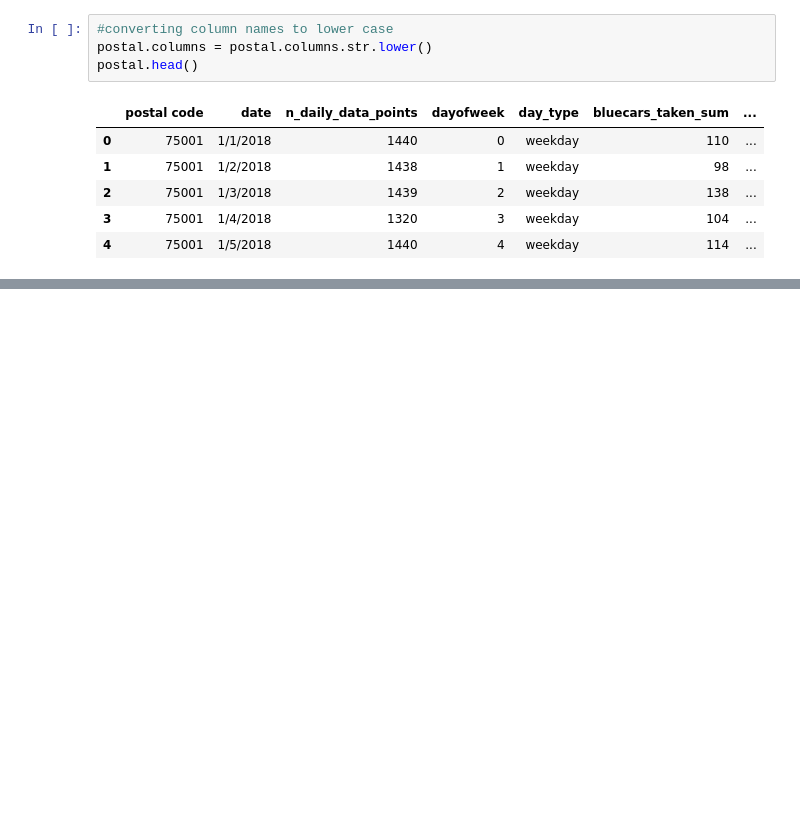
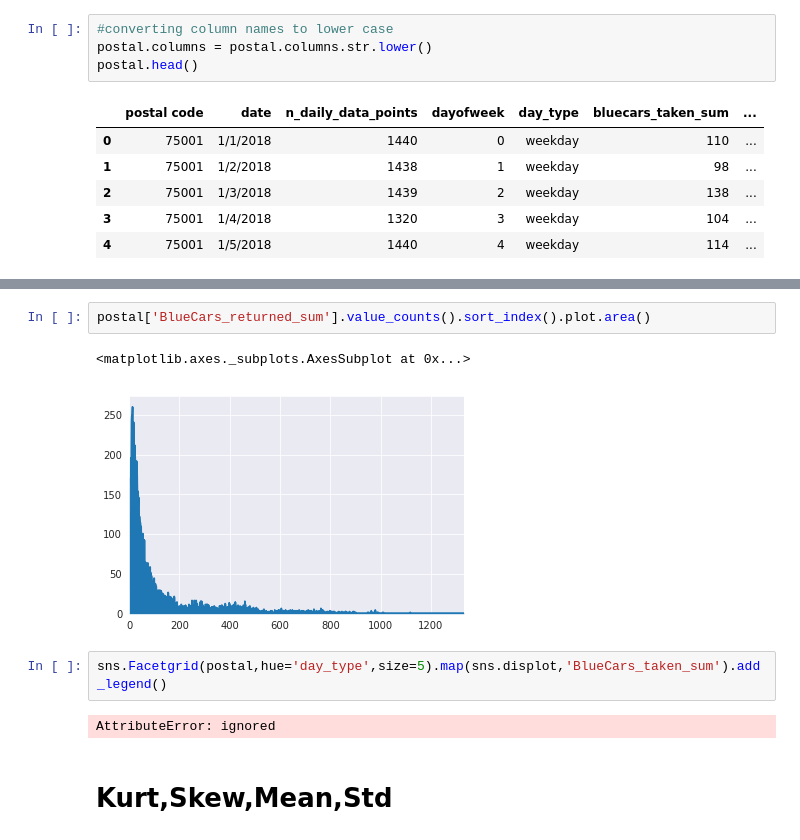
Before and after one commit to Nzaya/Autolib-Hypothesis, a Jupyter notebook: Moringa_Data_Science_Core_W3_Independent_Project_2019_06_Sharon_Nzaya_Python_Notebook.ipynb, the cells around one changed output, grey strips where cells are left out. Saved outputs shown, nothing was run; the diff lists cells and outputs as text; blank space fills up the shorter version.

```diff
--- a/Moringa_Data_Science_Core_W3_Independent_Project_2019_06_Sharon_Nzaya_Python_Notebook.ipynb
+++ b/Moringa_Data_Science_Core_W3_Independent_Project_2019_06_Sharon_Nzaya_Python_Notebook.ipynb
@@ -168,0 +212,11 @@ postal.head()
+# %%
+postal['BlueCars_returned_sum'].value_counts().sort_index().plot.area()
+# %% [output]
+<matplotlib.axes._subplots.AxesSubplot at 0x...>
+[figure, added]
+# %%
+sns.Facetgrid(postal,hue='day_type',size=5).map(sns.displot,'BlueCars_taken_sum').add_legend()
+# %% [output]
+AttributeError: ignored
+# %% [markdown]
+# Kurt,Skew,Mean,Std
```
Also changed, not shown: parts of 31 cells of this notebook.
